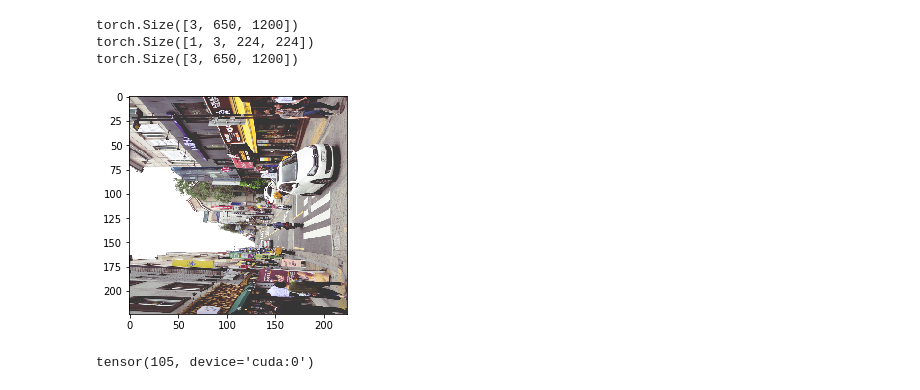
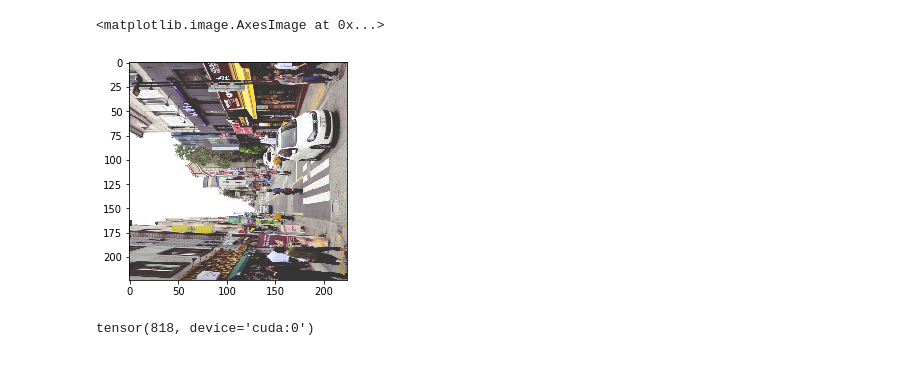
Before and after one commit to MariusAnje/Sample_DNN, a Jupyter notebook: ImageNet/IN_VGG.ipynb, the cells around one changed output. Cells and saved outputs as stored; diff of their text form; code cells hidden in the pictures.

```diff
--- a/ImageNet/IN_VGG.ipynb
+++ b/ImageNet/IN_VGG.ipynb
@@ -21,19 +36,14 @@ import PIL
 # %%
 img = PIL.Image.open('timg.jpg')
 img = torch.Tensor(np.array(img)).to(device)
 img = img.transpose(0,2).transpose(1,2)
-print img.size()
-it = torch.nn.functional.interpolate(img.view(1,3,650,1200), size=224, scale_factor=None, mode='nearest', align_corners=None)
-print it.size()
+it = torch.nn.functional.interpolate(img.view(1,3,650,1200), size=224, mode='bilinear', align_corners=True)
 Show = it.view(3,224,224).transpose(0,2)
 plt.imshow(np.uint8(Show.data.cpu().numpy()))
-print img.size()
 # %% [output]
-torch.Size([3, 650, 1200])
-torch.Size([1, 3, 224, 224])
-torch.Size([3, 650, 1200])
+<matplotlib.image.AxesImage at 0x...>
-[figure, old version]
+[figure, new version]
 # %%
 print model(it.view(1,3,224,224)).argmax()
 # %% [output]
-tensor(105, device='cuda:0')
+tensor(818, device='cuda:0')
```
Also changed, not shown: parts of 4 cells of this notebook.
